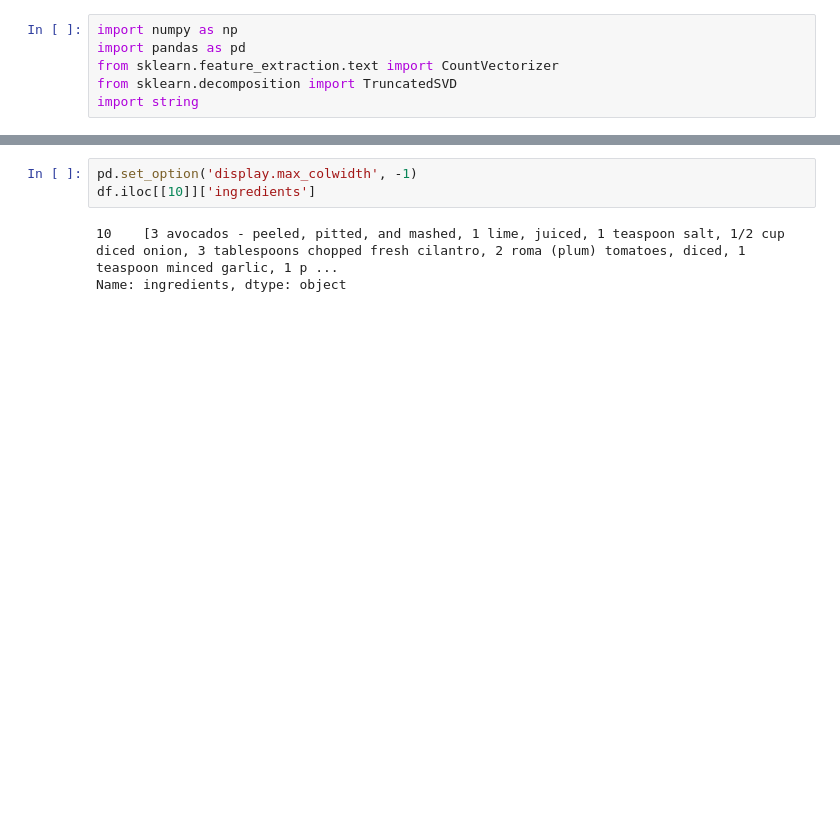
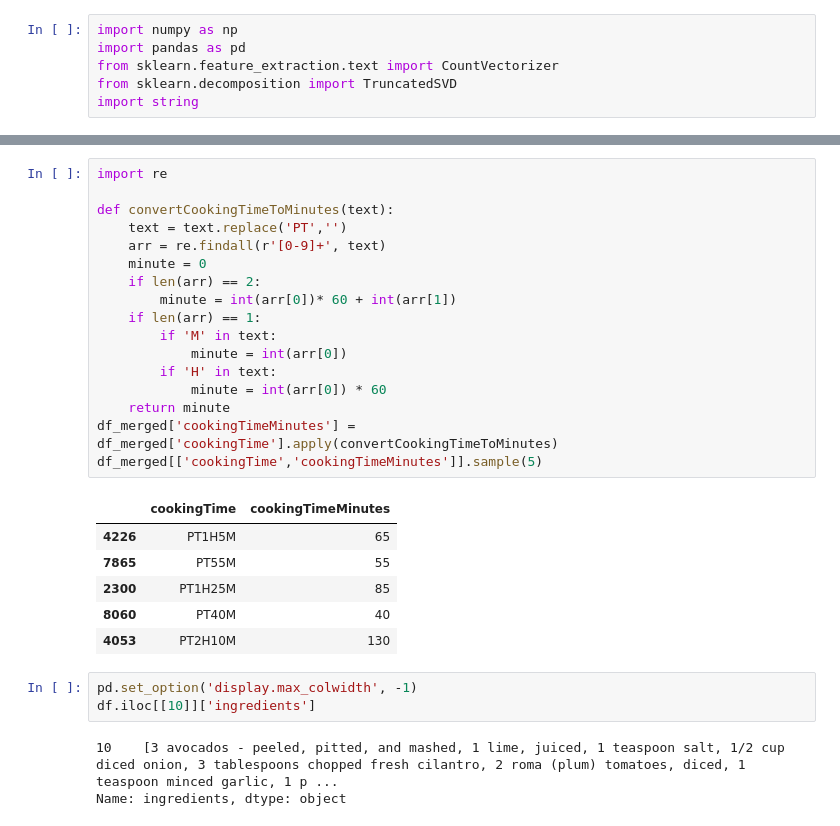
Before and after one commit to roygv/w266-recipes, a Jupyter notebook: DataProcessing.ipynb, the cells around one changed output, grey strips where cells are left out. Drawn from its saved outputs; the diff is of its cells as text; blank space fills up the shorter version.

```diff
--- a/DataProcessing.ipynb
+++ b/DataProcessing.ipynb
@@ -37,3 +39,27 @@ df
+# %%
+import re
+
+def convertCookingTimeToMinutes(text):
+    text = text.replace('PT','')
+    arr = re.findall(r'[0-9]+', text)
+    minute = 0
+    if len(arr) == 2:
+        minute = int(arr[0])* 60 + int(arr[1])
+    if len(arr) == 1:
+        if 'M' in text:
+            minute = int(arr[0])
+        if 'H' in text:
+            minute = int(arr[0]) * 60
+    return minute
+df_merged['cookingTimeMinutes'] = df_merged['cookingTime'].apply(convertCookingTimeToMinutes)
+df_merged[['cookingTime','cookingTimeMinutes']].sample(5)
+# %% [output]
+|  | cookingTime | cookingTimeMinutes |
+| 4226 | PT1H5M | 65 |
+| 7865 | PT55M | 55 |
+| 2300 | PT1H25M | 85 |
+| 8060 | PT40M | 40 |
+| 4053 | PT2H10M | 130 |
 # %%
 pd.set_option('display.max_colwidth', -1)
 df.iloc[[10]]['ingredients']
```
Also changed, not shown: parts of 12 cells of this notebook, 2 other files.
